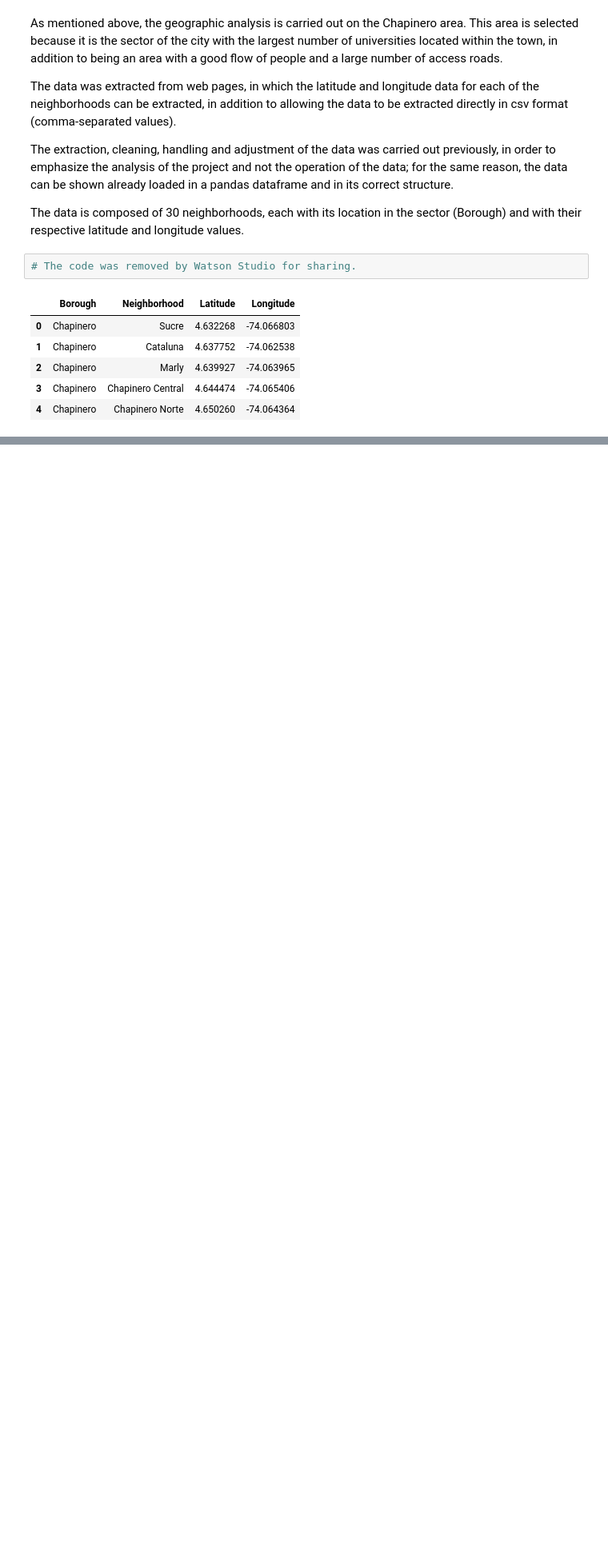
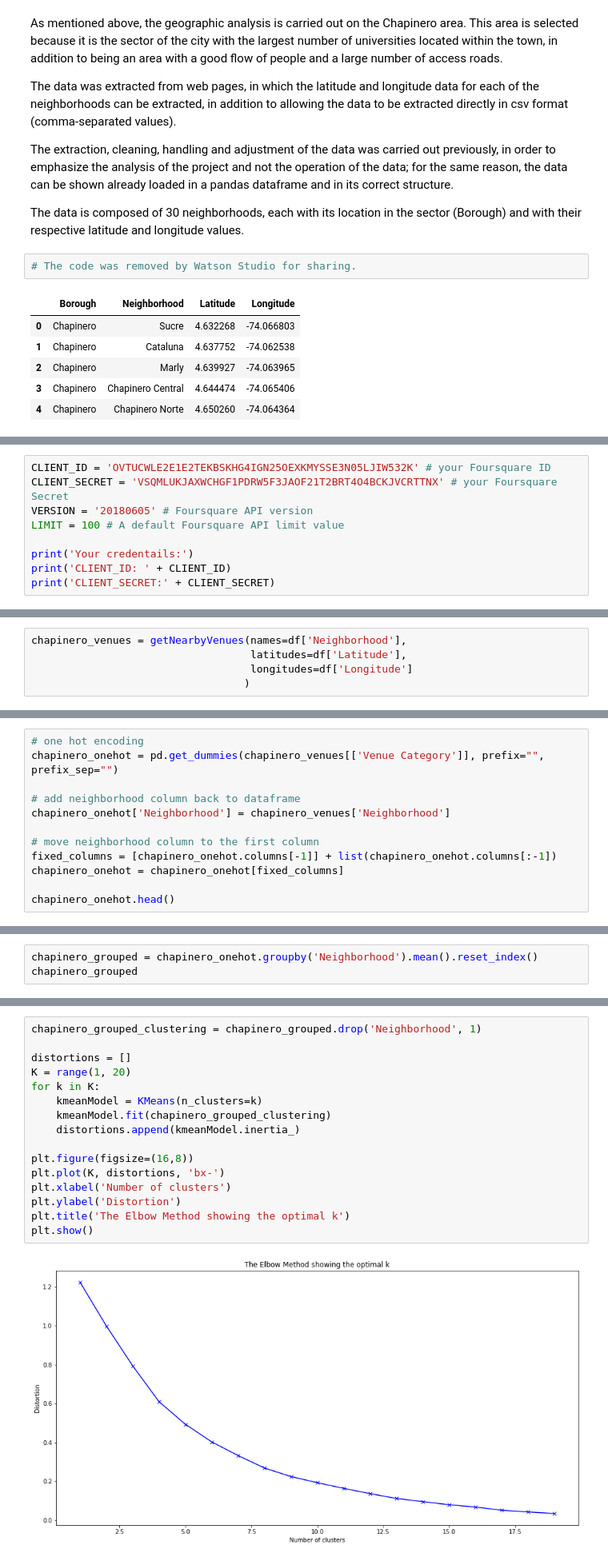
Before and after one commit to Nicolas-Fresneda/Coursera_Capstone, a Jupyter notebook: Capstone Project - The Battle of Neighborhoods.ipynb, the cells around one changed output, grey strips where cells are left out. Shown at 80% size. Drawn from its saved outputs; the diff is of its cells as text; blank space fills up the shorter version.

```diff
--- a/Capstone Project - The Battle of Neighborhoods.ipynb
+++ b/Capstone Project - The Battle of Neighborhoods.ipynb
@@ -31,0 +181,9 @@ The data is composed of 30 neighborhoods, each with its location in the sector (
+# %%
+CLIENT_ID = 'OVTUCWLE2E1E2TEKBSKHG4IGN25OEXKMYSSE3N05LJIW532K' # your Foursquare ID
+CLIENT_SECRET = 'VSQMLUKJAXWCHGF1PDRW5F3JAOF21T2BRT4O4BCKJVCRTTNX' # your Foursquare Secret
+VERSION = '20180605' # Foursquare API version
+LIMIT = 100 # A default Foursquare API limit value
+
+print('Your credentails:')
+print('CLIENT_ID: ' + CLIENT_ID)
+print('CLIENT_SECRET:' + CLIENT_SECRET)
@@ -31,0 +236,5 @@ The data is composed of 30 neighborhoods, each with its location in the sector (
+# %%
+chapinero_venues = getNearbyVenues(names=df['Neighborhood'],
+                                   latitudes=df['Latitude'],
+                                   longitudes=df['Longitude']
+                                  )
@@ -31,0 +299,12 @@ The data is composed of 30 neighborhoods, each with its location in the sector (
+# %%
+# one hot encoding
+chapinero_onehot = pd.get_dummies(chapinero_venues[['Venue Category']], prefix="", prefix_sep="")
+
+# add neighborhood column back to dataframe
+chapinero_onehot['Neighborhood'] = chapinero_venues['Neighborhood']
+
+# move neighborhood column to the first column
+fixed_columns = [chapinero_onehot.columns[-1]] + list(chapinero_onehot.columns[:-1])
+chapinero_onehot = chapinero_onehot[fixed_columns]
+
+chapinero_onehot.head()
@@ -31,0 +323,3 @@ The data is composed of 30 neighborhoods, each with its location in the sector (
+# %%
+chapinero_grouped = chapinero_onehot.groupby('Neighborhood').mean().reset_index()
+chapinero_grouped
@@ -31,0 +419,18 @@ The data is composed of 30 neighborhoods, each with its location in the sector (
+# %%
+chapinero_grouped_clustering = chapinero_grouped.drop('Neighborhood', 1)
+
+distortions = []
+K = range(1, 20)
+for k in K:
+    kmeanModel = KMeans(n_clusters=k)
+    kmeanModel.fit(chapinero_grouped_clustering)
+    distortions.append(kmeanModel.inertia_)
+
+plt.figure(figsize=(16,8))
+plt.plot(K, distortions, 'bx-')
+plt.xlabel('Number of clusters')
+plt.ylabel('Distortion')
+plt.title('The Elbow Method showing the optimal k')
+plt.show()
+# %% [output]
+[figure, added]
```
Also changed, not shown: parts of 67 cells of this notebook.
